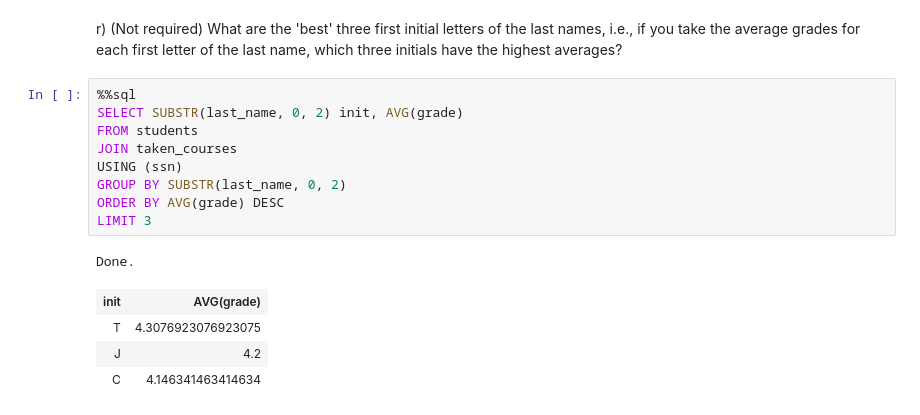
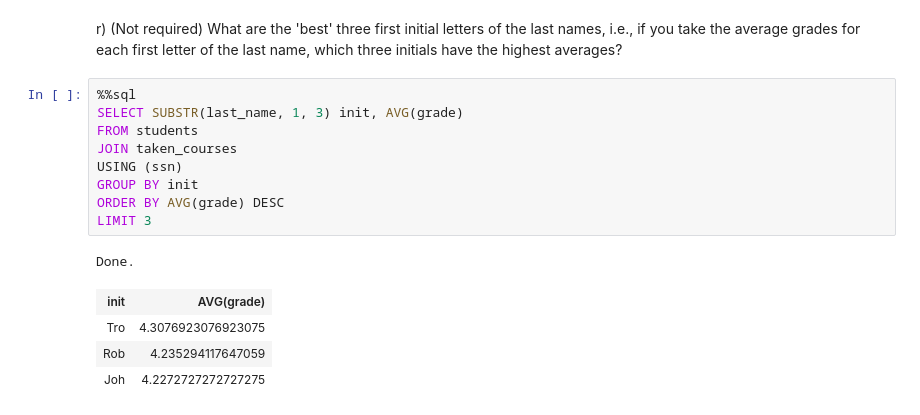
Before and after one commit to VictorWinberg/edaf75, a Jupyter notebook: lab1/lab1.ipynb, the cells around one changed output. Cells and saved outputs as stored; diff of their text form.

Commit message:
[lab1] fix anton first three init

```diff
--- a/lab1/lab1.ipynb
+++ b/lab1/lab1.ipynb
@@ -481,16 +481,16 @@ r) (Not required) What are the 'best' three first initial
    three initials have the highest averages?
 # %%
 %%sql
-SELECT SUBSTR(last_name, 0, 2) init, AVG(grade)
+SELECT SUBSTR(last_name, 1, 3) init, AVG(grade)
 FROM students
 JOIN taken_courses
 USING (ssn)
-GROUP BY SUBSTR(last_name, 0, 2)
+GROUP BY init
 ORDER BY AVG(grade) DESC
 LIMIT 3
 # %% [output]
 Done.
 | init | AVG(grade) |
-| T | 4.3076923076923075 |
-| J | 4.2 |
-| C | 4.146341463414634 |
+| Tro | 4.3076923076923075 |
+| Rob | 4.235294117647059 |
+| Joh | 4.2272727272727275 |
```
